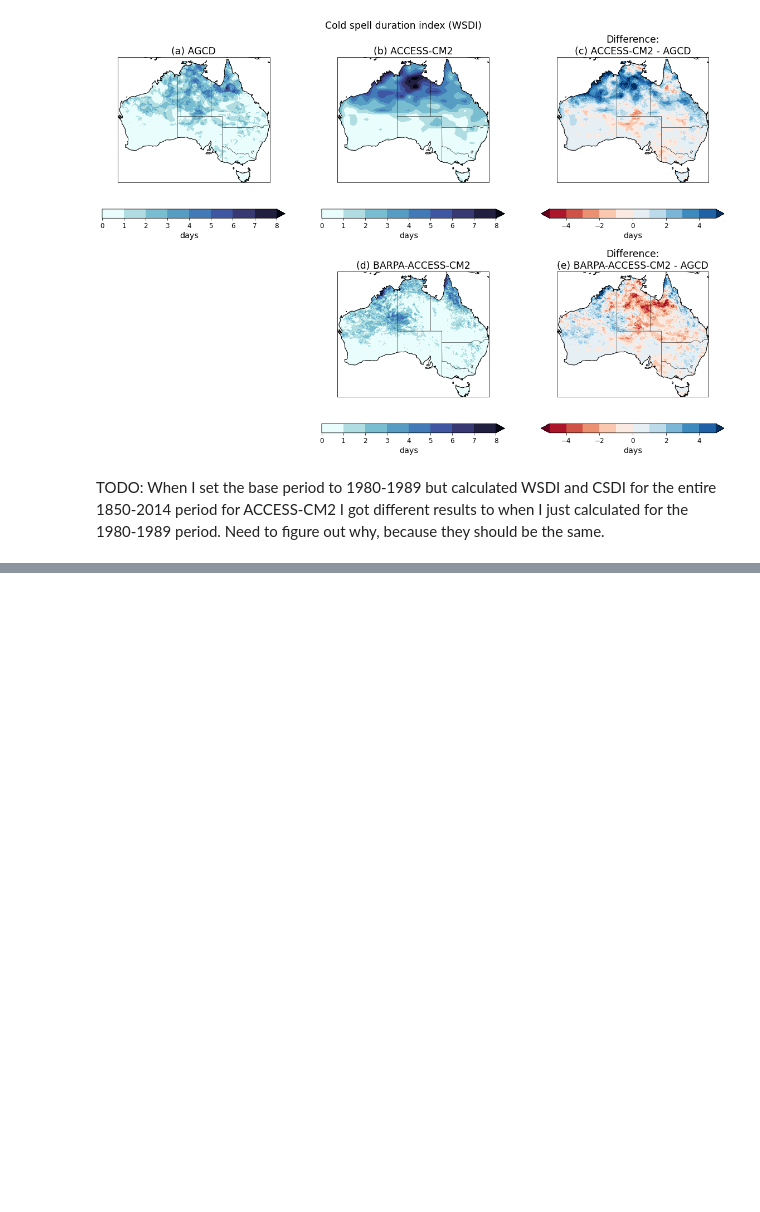
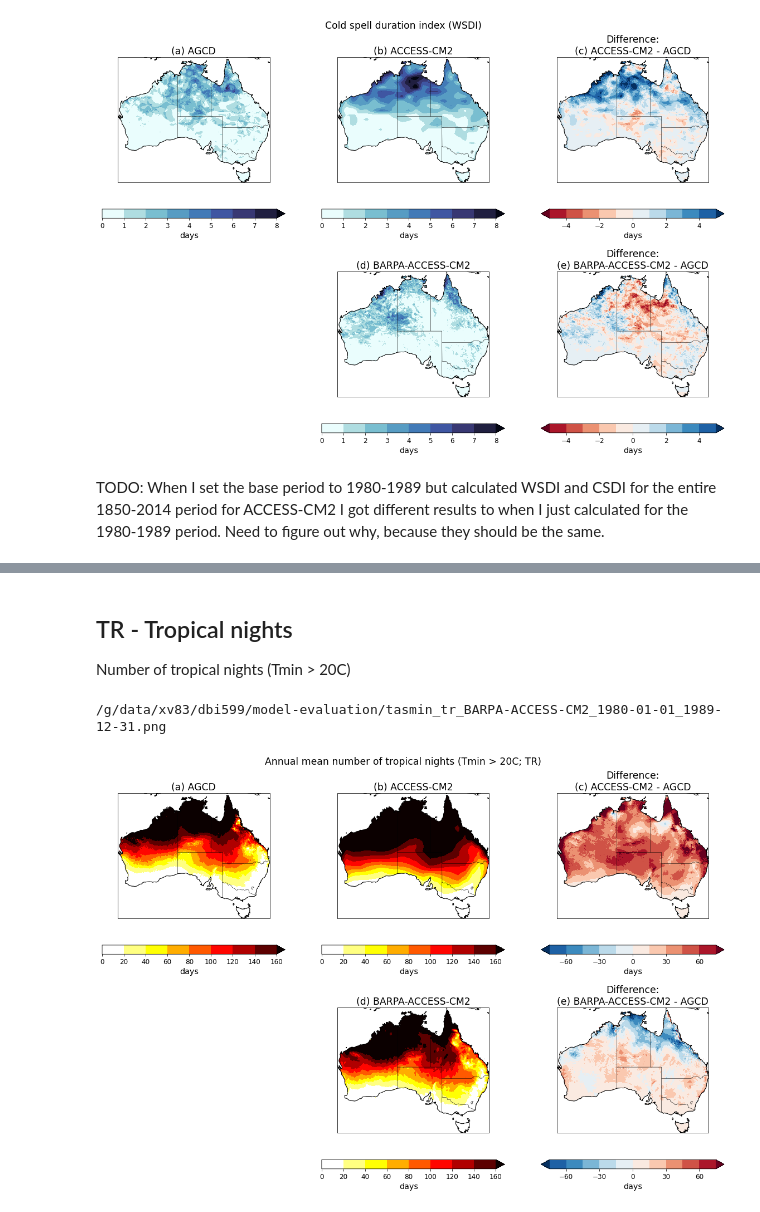
Before and after one commit to AusClimateService/model-evaluation, a Jupyter notebook: temperature_extremes.ipynb, the cells around one changed output, grey strips where cells are left out. Cells and saved outputs as stored; diff of their text form; code cells hidden in the pictures; blank space fills up the shorter version.

```diff
--- a/temperature_extremes.ipynb
+++ b/temperature_extremes.ipynb
@@ -153,0 +171,17 @@ TODO: When I set the base period to 1980-1989 but calculated WSDI and CSDI for t
+# %% [markdown]
+## TR - Tropical nights
+
+Number of tropical nights (Tmin > 20C)
+# %%
+plot_index(
+    'tasmin',
+    'TR',
+    [0, 20, 40, 60, 80, 100, 120, 140, 160],
+    [-75, -60, -45, -30, -15, 0, 15, 30, 45, 60, 75],
+    '/g/data/xv83/dbi599/indices/tr_year_AGCD_v1_r005_1910-2021.nc',
+    '/g/data/xv83/dbi599/indices/tr_year_ACCESS-CM2_historical_r4i1p1f1_gn_1850-2014.nc',
+    '/g/data/xv83/dbi599/indices/tr_year_BOM-BARPA-R-ACCESS-CM2_historical_r4i1p1f1_gn_1980-1989.nc',
+)
+# %% [output]
+/g/data/xv83/dbi599/model-evaluation/tasmin_tr_BARPA-ACCESS-CM2_1980-01-01_1989-12-31.png
+[figure, added]
```
Also changed, not shown: parts of 2 cells of this notebook, 2 other files.
